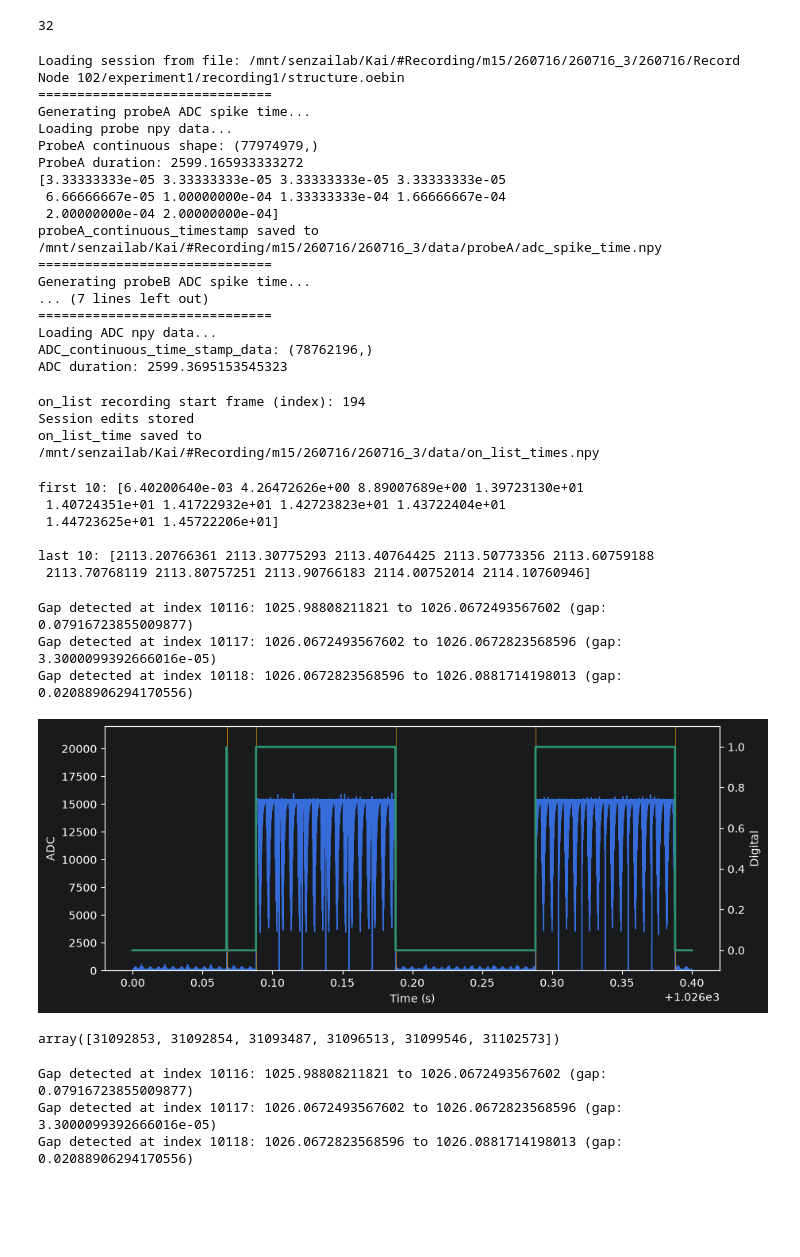
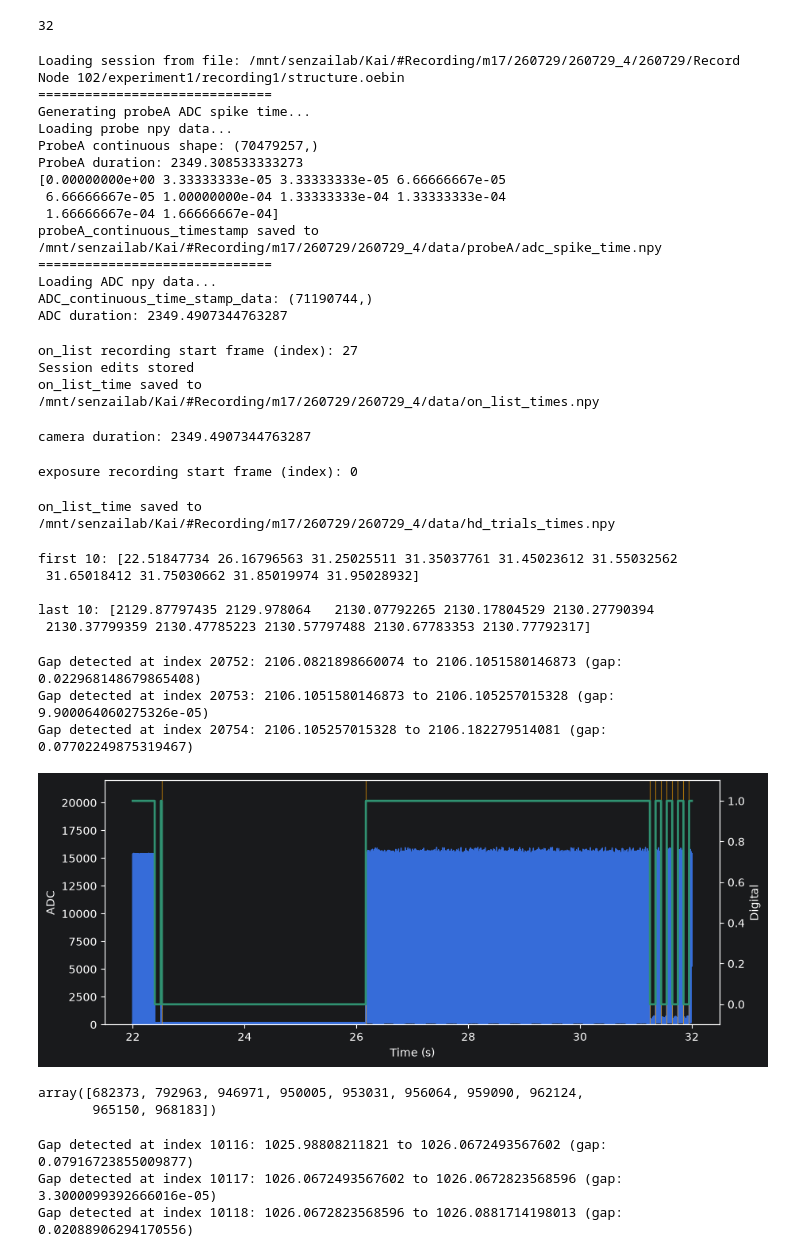
Before and after one commit to KaiCao2003/RF-Map-Viewer, a Jupyter notebook: matlab.ipynb, the cells around one changed output. Drawn from its saved outputs; the diff is of its cells as text; code cells hidden in the pictures; blank space fills up the shorter version.

```diff
--- a/matlab.ipynb
+++ b/matlab.ipynb
@@ -33,18 +32,18 @@ Change all the variables below to match recording.
 """
 
 is_overwrite_parameters: bool = True
-base_dir = r"/mnt/senzailab/Kai/#Recording/m15"
+base_dir = r"/mnt/senzailab/Kai/#Recording/m17"
 
 # base_dir = "data"
-date: str | int = "260716"
+date: str | int = "260729"
 
-num_of_rec: int = 3
+num_of_rec: int = 4
 
 headplate_name: str = 'hp4'
 
 subfolder_filler = f"{date}_{num_of_rec}"
 
-probe_list: list[str] = ["A", "B"]
+probe_list: list[str] = ["A", ]
 
 sessionEdit = check_session_edits(
     f"{base_dir}/session_slices.sqlite3",
@@ -158,9 +157,9 @@ on_list_time = ADC_continuous_time_stamp_data[on_list_detected]
     target=on_list_time
 )
 
-deleteFrames: list[int] = [10120, 10121]
+deleteFrames: list[int] = [20758, 20759]
 
-deleteStartIndex = 3
+deleteStartIndex = 5
 deleteEndIndex = -3
 
 # (start, end, frames_between)
@@ -218,27 +217,33 @@ on_list_time = np.append(on_list_time, on_list_time[-1] + 0.1)
 np.save((npyfile_path := f"{base_dir}/data/on_list_times.npy"), on_list_time)
 print(f"on_list_time saved to {npyfile_path}")
 # %% [output]
-Loading session from file: /mnt/senzailab/Kai/#Recording/m15/260716/260716_3/260716/Record Node 102/experiment1/recording1/structure.oebin
+Loading session from file: /mnt/senzailab/Kai/#Recording/m17/260729/260729_4/260729/Record Node 102/experiment1/recording1/structure.oebin
 ==============================
 Generating probeA ADC spike time...
 Loading probe npy data...
-ProbeA continuous shape: (77974979,)
-ProbeA duration: 2599.165933333272
-[3.33333333e-05 3.33333333e-05 3.33333333e-05 3.33333333e-05
- 6.66666667e-05 1.00000000e-04 1.33333333e-04 1.66666667e-04
- 2.00000000e-04 2.00000000e-04]
-probeA_continuous_timestamp saved to /mnt/senzailab/Kai/#Recording/m15/260716/260716_3/data/probeA/adc_spike_time.npy
-==============================
-Generating probeB ADC spike time...
-... (7 lines left out)
+ProbeA continuous shape: (70479257,)
+ProbeA duration: 2349.308533333273
+[0.00000000e+00 3.33333333e-05 3.33333333e-05 6.66666667e-05
+ 6.66666667e-05 1.00000000e-04 1.33333333e-04 1.33333333e-04
+ 1.66666667e-04 1.66666667e-04]
+probeA_continuous_timestamp saved to /mnt/senzailab/Kai/#Recording/m17/260729/260729_4/data/probeA/adc_spike_time.npy
 ==============================
 Loading ADC npy data...
-ADC_continuous_time_stamp_data: (78762196,)
-ADC duration: 2599.3695153545323
+ADC_continuous_time_stamp_data: (71190744,)
+ADC duration: 2349.4907344763287
-on_list recording start frame (index): 194
+on_list recording start frame (index): 27
 Session edits stored
-on_list_time saved to /mnt/senzailab/Kai/#Recording/m15/260716/260716_3/data/on_list_times.npy
+on_list_time saved to /mnt/senzailab/Kai/#Recording/m17/260729/260729_4/data/on_list_times.npy
 # %%
+on_list = on_list_detected
+# (start, end, frames_between)
+# interp_start, interp_end, frames_between = 1, 2, 13
+
+if deleteFrames:
+    on_list = np.delete(on_list, deleteFrames,)
+
+on_list = on_list[deleteStartIndex:deleteEndIndex]
+
 camera_data = load_binary(ADC_datafile, analogue_total_input_channel_number, camera_input_channel)
 
 camera_duration = len(camera_data) / ADC_sampling_rate
@@ -247,7 +252,7 @@ print(f"camera duration: {camera_duration} ")
 exposure_detected = detect_exposure_time(
     ADC_continuous_time_stamp_data,
     camera_data,
-    threshold=15000,
+    threshold=11000,
     time_interval=False,
     is_inverted=False,
     detection_target_label="exposure",
@@ -267,7 +272,7 @@ hd = (hd % 360)
 
 assert len(exposure_mid) == len(hd), f"Length mismatch: {len(exposure_mid)} vs {len(hd)}"
 
-selected_hd_index = np.searchsorted(exposure_mid, on_list_detected)
+selected_hd_index = np.searchsorted(exposure_mid, on_list)
 selected_hd = hd[selected_hd_index]
 
 selected_hd_pix = selected_hd / 360 * 960
@@ -276,29 +281,33 @@ assert len(selected_hd_pix) == len(trials), f"Length mismatch: {len(selected_hd_
 
 np.save((npyfile_path := f"{base_dir}/data/hd_trials_times.npy"), selected_hd_pix)
 print(f"on_list_time saved to {npyfile_path}")
+# %% [output]
+camera duration: 2349.4907344763287
+exposure recording start frame (index): 0
+on_list_time saved to /mnt/senzailab/Kai/#Recording/m17/260729/260729_4/data/hd_trials_times.npy
 # %%
 print("first 10:", on_list_time[:10], "\n")
 
 print("last 10:", on_list_time[-10:])
 # %% [output]
-first 10: [6.40200640e-03 4.26472626e+00 8.89007689e+00 1.39723130e+01
- 1.40724351e+01 1.41722932e+01 1.42723823e+01 1.43722404e+01
- 1.44723625e+01 1.45722206e+01]
+first 10: [22.51847734 26.16796563 31.25025511 31.35037761 31.45023612 31.55032562
+ 31.65018412 31.75030662 31.85019974 31.95028932]
 
-last 10: [2113.20766361 2113.30775293 2113.40764425 2113.50773356 2113.60759188
- 2113.70768119 2113.80757251 2113.90766183 2114.00752014 2114.10760946]
+last 10: [2129.87797435 2129.978064   2130.07792265 2130.17804529 2130.27790394
+ 2130.37799359 2130.47785223 2130.57797488 2130.67783353 2130.77792317]
 # %%
 for index, _ in enumerate(np.diff(on_list_time)):
     if _ < 0.08:
         print(f"Gap detected at index {index}: {on_list_time[index]} to {on_list_time[index + 1]} (gap: {_})")
 # %% [output]
-Gap detected at index 10116: 1025.98808211821 to 1026.0672493567602 (gap: 0.07916723855009877)
-Gap detected at index 10117: 1026.0672493567602 to 1026.0672823568596 (gap: 3.3000099392666016e-05)
-Gap detected at index 10118: 1026.0672823568596 to 1026.0881714198013 (gap: 0.02088906294170556)
+Gap detected at index 20752: 2106.0821898660074 to 2106.1051580146873 (gap: 0.022968148679865408)
+Gap detected at index 20753: 2106.1051580146873 to 2106.105257015328 (gap: 9.900064060275326e-05)
+Gap detected at index 20754: 2106.105257015328 to 2106.182279514081 (gap: 0.07702249875319467)
 # %%
-start_time, end_time = 1026, 1026
+# start_time, end_time = 2533, 2536
+# start_time, end_time = 2106, 2106.2
 
-# start_time, end_time = 5, 15
+start_time, end_time = 22, 32
 
 
 start_idx = np.searchsorted(ADC_continuous_time_stamp_data, start_time, side="left")
@@ -309,35 +318,36 @@ y1 = photodiode_data[start_idx:end_idx]
 y2 = ADC_DI_data_noGap[start_idx:end_idx]
 edges_list = on_list_time
 
 fig, ax1 = plt.subplots(figsize=(10, 4))
 
 l1 = ax1.plot(x, y1, color='C0', lw=1, label='ADC')
 ax1.set_ylim(0, 22000)
 ax1.set_xlabel("Time (s)")
 ax1.set_ylabel("ADC")
 
 ax2 = ax1.twinx()
 l2 = ax2.plot(x, y2, color='C3', lw=2, label='Digital')
 ax2.set_ylim(-0.1, 1.1)
 ax2.set_ylabel("Digital")
 
 # Add on_list rising/falling edge markers inside this displayed time window.
 # on_list_time is already in the same time base as x.
 left = np.searchsorted(edges_list, x[0], side="left")
 right = np.searchsorted(edges_list, x[-1], side="right")
 visible_edges = edges_list[left:right]
 
 visible_edge_indices = np.searchsorted(ADC_continuous_time_stamp_data, visible_edges)
 
 for t in visible_edges:
     ax1.axvline(t, color="orange", lw=0.8, alpha=0.6)
 
 plt.show()
 
 visible_edge_indices
 # %% [output]
-[figure, old version]
+[figure, new version]
-array([31092853, 31092854, 31093487, 31096513, 31099546, 31102573])
+array([682373, 792963, 946971, 950005, 953031, 956064, 959090, 962124,
+       965150, 968183])
 # %%
 for index, _ in enumerate(np.diff(on_list_time)):
     if _ < 0.08:
```
Also changed, not shown: parts of 2 cells of this notebook, 9 other files.
